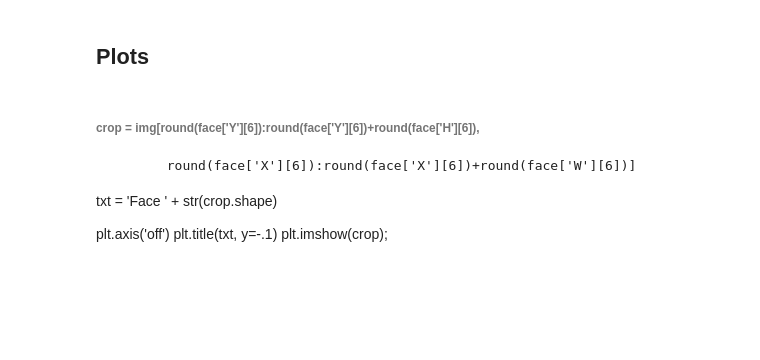
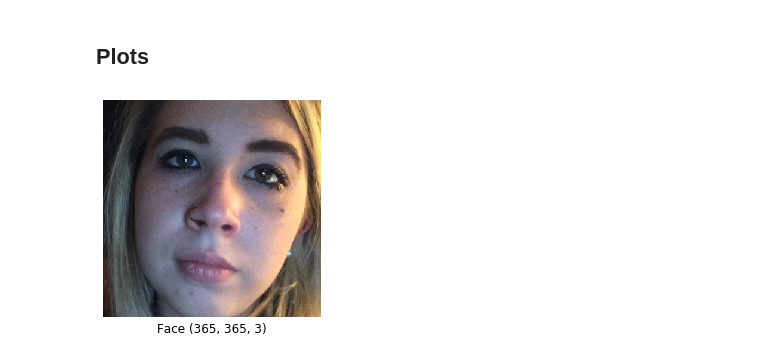
Before and after one commit to shrnkm/ETE, a Jupyter notebook: Data/data_reader_sample.ipynb, the cells around one changed output. Drawn from its saved outputs; the diff is of its cells as text; code cells hidden in the pictures; blank space fills up the shorter version.

```diff
--- a/Data/data_reader_sample.ipynb
+++ b/Data/data_reader_sample.ipynb
@@ -33,7 +18,0 @@ IsValid : <class 'list'> : 101
-# %%
-# Right Eye
-with open('Data_MIT/00003/appleRightEye.json', 'r') as file:
-    eye_r = json.load(file)
-
-    for key, value in eye_r.items():
-        print(key, ':', type(value), ':', len(value))
@@ -46,7 +18,0 @@ IsValid : <class 'list'> : 101
-# %%
-# Face Grid
-with open('Data_MIT/00003/faceGrid.json', 'r') as file:
-    grid = json.load(file)
-
-    for key, value in grid.items():
-        print(key, ':', type(value), ':', len(value))
@@ -79,11 +63,13 @@ plt.imshow(img);
 # %% [markdown]
 ## Plots
-# %% [markdown]
-###### crop = img[round(face['Y'][6]):round(face['Y'][6])+round(face['H'][6]),
-           round(face['X'][6]):round(face['X'][6])+round(face['W'][6])]
-
-txt = 'Face ' + str(crop.shape)
-
-plt.axis('off')
-plt.title(txt, y=-.1)
-plt.imshow(crop);
+# %%
+crop = img[round(face['Y'][idx]):round(face['Y'][idx])+round(face['H'][idx]),
+           round(face['X'][idx]):round(face['X'][idx])+round(face['W'][idx])]
+
+txt = 'Face ' + str(crop.shape)
+
+plt.axis('off')
+plt.title(txt, y=-.1)
+plt.imshow(crop);
+# %% [output]
+[figure, added]
```
Also changed, not shown: parts of 18 cells of this notebook.
